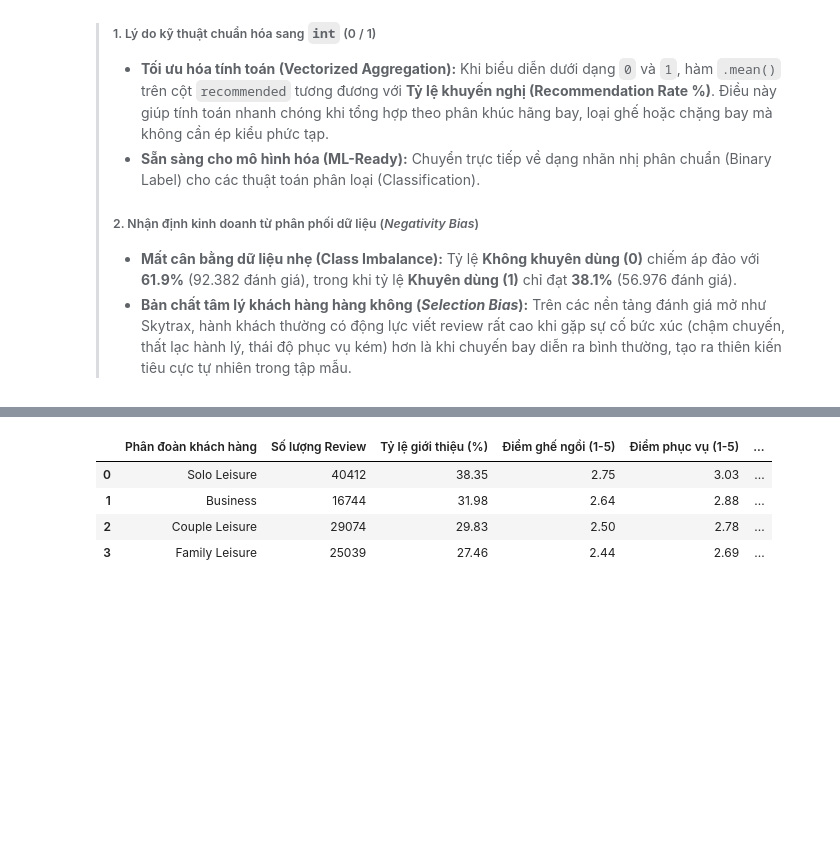
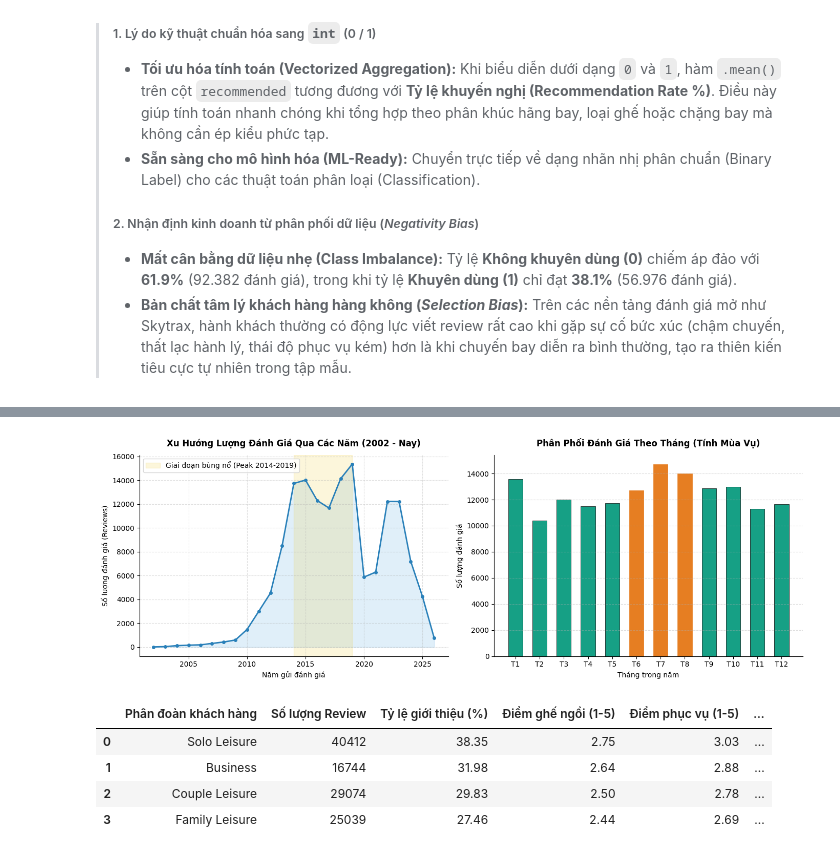
Before and after one commit to mantrinh67/DA-Porfolio, a Jupyter notebook: EDA_airline.ipynb, the cells around one changed output, grey strips where cells are left out. Saved outputs shown, nothing was run; the diff lists cells and outputs as text; code cells hidden in the pictures; blank space fills up the shorter version.

```diff
--- a/EDA_airline.ipynb
+++ b/EDA_airline.ipynb
@@ -840,3 +872,42 @@ plt.show()
+# %%
+fig, (ax1, ax2) = plt.subplots(1, 2, figsize=(14, 5))
+
+# 1. Biểu đồ 1: Số lượng review gửi qua từng năm
+yearly_counts = airline_reviews['year_submitted'].value_counts().sort_index()
+
+ax1.plot(yearly_counts.index, yearly_counts.values, marker='o', linewidth=2, color='#2980b9', markersize=4)
+ax1.fill_between(yearly_counts.index, yearly_counts.values, color='#3498db', alpha=0.15)
+ax1.set_title('Xu Hướng Lượng Đánh Giá Qua Các Năm (2002 - Nay)', fontsize=12, fontweight='bold', pad=12)
+ax1.set_xlabel('Năm gửi đánh giá', fontsize=10)
+ax1.set_ylabel('Số lượng đánh giá (Reviews)', fontsize=10)
+ax1.grid(True, linestyle='--', alpha=0.4)
+ax1.spines['top'].set_visible(False)
+ax1.spines['right'].set_visible(False)
+
+# Đánh dấu giai đoạn bùng nổ dữ liệu (2014 - 2019)
+ax1.axvspan(2014, 2019, color='#f1c40f', alpha=0.15, label='Giai đoạn bùng nổ (Peak 2014-2019)')
+ax1.legend(loc='upper left', frameon=True)
+
+# 2. Biểu đồ 2: Phân phối đánh giá theo tháng trong năm (Tính mùa vụ - Seasonality)
+monthly_counts = airline_reviews['month_submitted'].value_counts().sort_index()
+months = ['T1', 'T2', 'T3', 'T4', 'T5', 'T6', 'T7', 'T8', 'T9', 'T10', 'T11', 'T12']
+
+bars2 = ax2.bar(months, monthly_counts.values, color='#16a085', width=0.6, edgecolor='black', linewidth=0.5)
+ax2.set_title('Phân Phối Đánh Giá Theo Tháng (Tính Mùa Vụ)', fontsize=12, fontweight='bold', pad=12)
+ax2.set_xlabel('Tháng trong năm', fontsize=10)
+ax2.set_ylabel('Số lượng đánh giá', fontsize=10)
+ax2.grid(axis='y', linestyle='--', alpha=0.4)
+ax2.spines['top'].set_visible(False)
+ax2.spines['right'].set_visible(False)
+
+# Tô màu nổi bật các tháng cao điểm du lịch hè (T6, T7, T8)
+for i in [5, 6, 7]:  # Tháng 6, 7, 8
+    bars2[i].set_color('#e67e22')
+
+plt.tight_layout()
+plt.show()
+# %% [output]
+[figure, added]
 # %%
 # --- 4. PHÂN ĐOÀN KHÁCH HÀNG (TRAVELLER GROUP SEGMENTATION) ---
 
```
Also changed, not shown: parts of 3 cells of this notebook, 1 other file.
